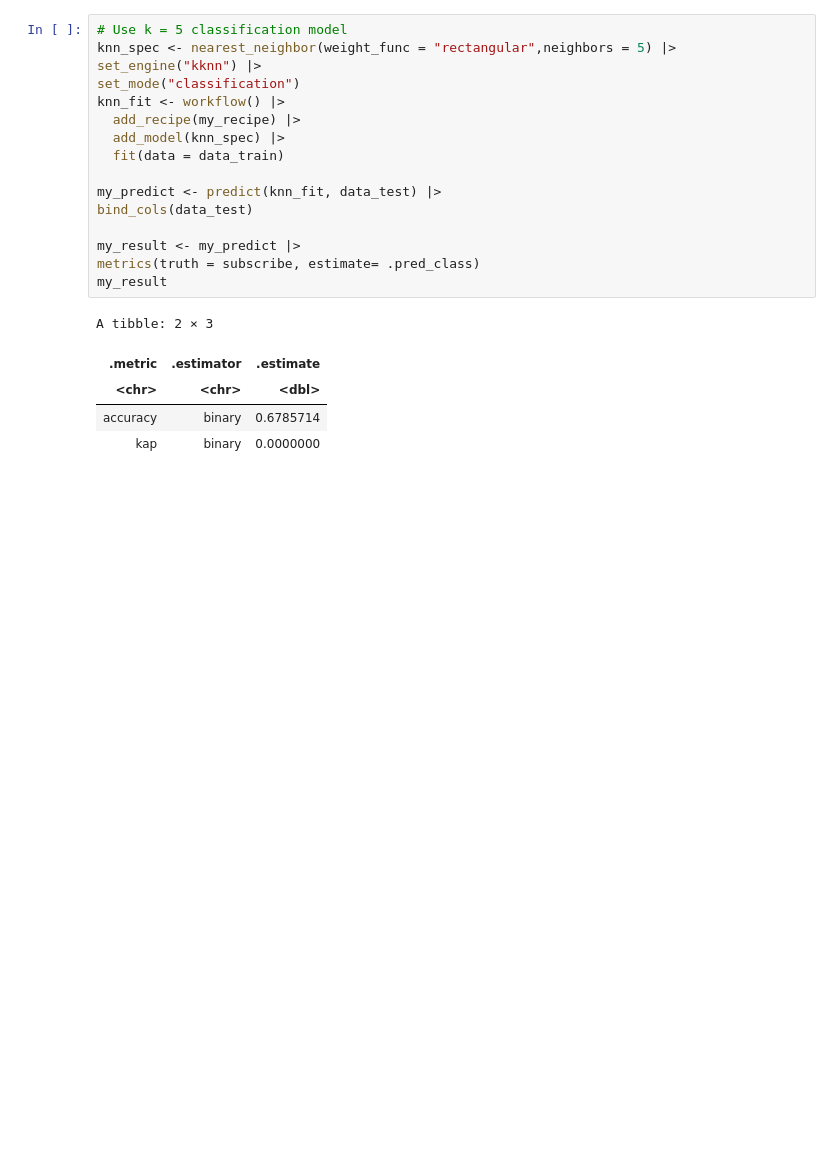
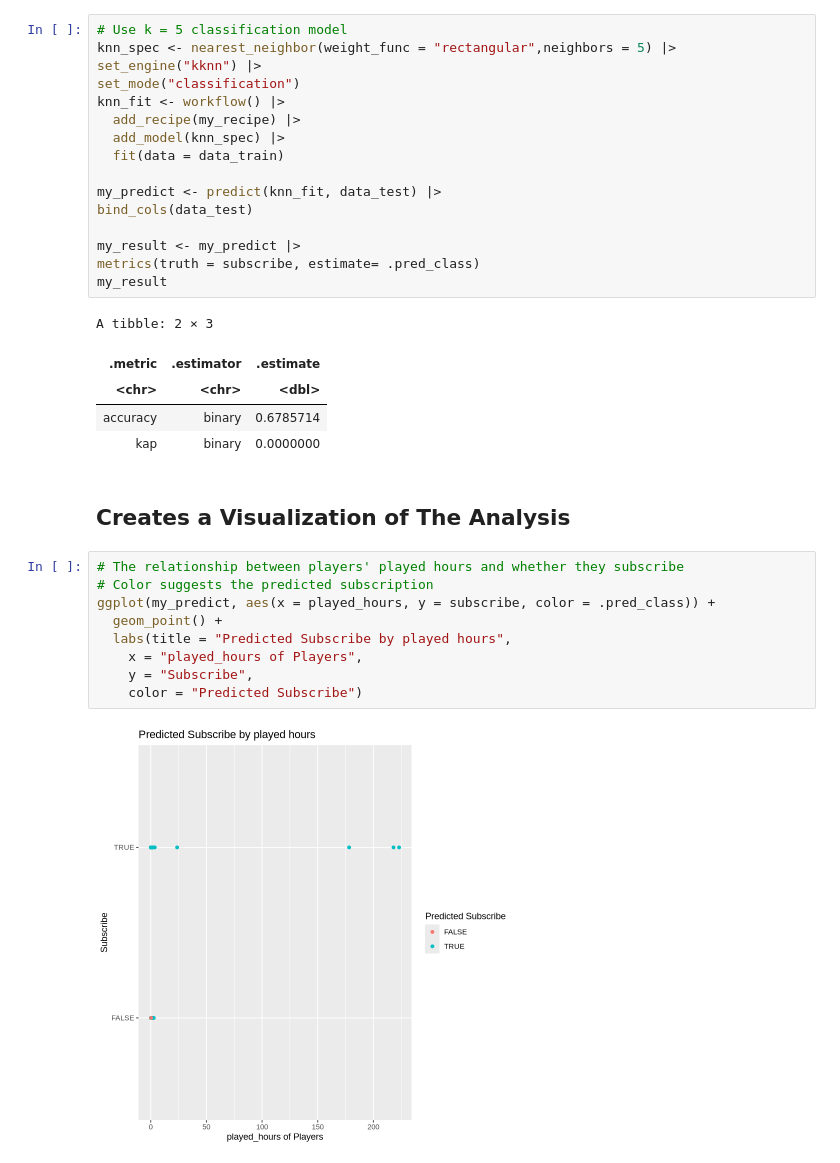
Before and after one commit to yang67776/dsci-100-2025s-project, a Jupyter notebook: dsci project.ipynb, the cells around one changed output. Cells and saved outputs as stored; diff of their text form; blank space fills up the shorter version.

Commit message:
Visualization for the model accuracy
Visualization for the model accuracy

```diff
--- a/dsci project.ipynb
+++ b/dsci project.ipynb
@@ -279,3 +279,16 @@ A tibble: 2 × 3
 | <chr> | <chr> | <dbl> |
 | accuracy | binary | 0.6785714 |
 | kap | binary | 0.0000000 |
+# %% [markdown]
+## Creates a Visualization of The Analysis
+# %%
+# The relationship between players' played hours and whether they subscribe
+# Color suggests the predicted subscription
+ggplot(my_predict, aes(x = played_hours, y = subscribe, color = .pred_class)) +
+  geom_point() +
+  labs(title = "Predicted Subscribe by played hours",
+    x = "played_hours of Players",
+    y = "Subscribe",
+    color = "Predicted Subscribe")
+# %% [output]
+[figure, added]
```
Also changed, not shown: parts of 4 cells of this notebook.
